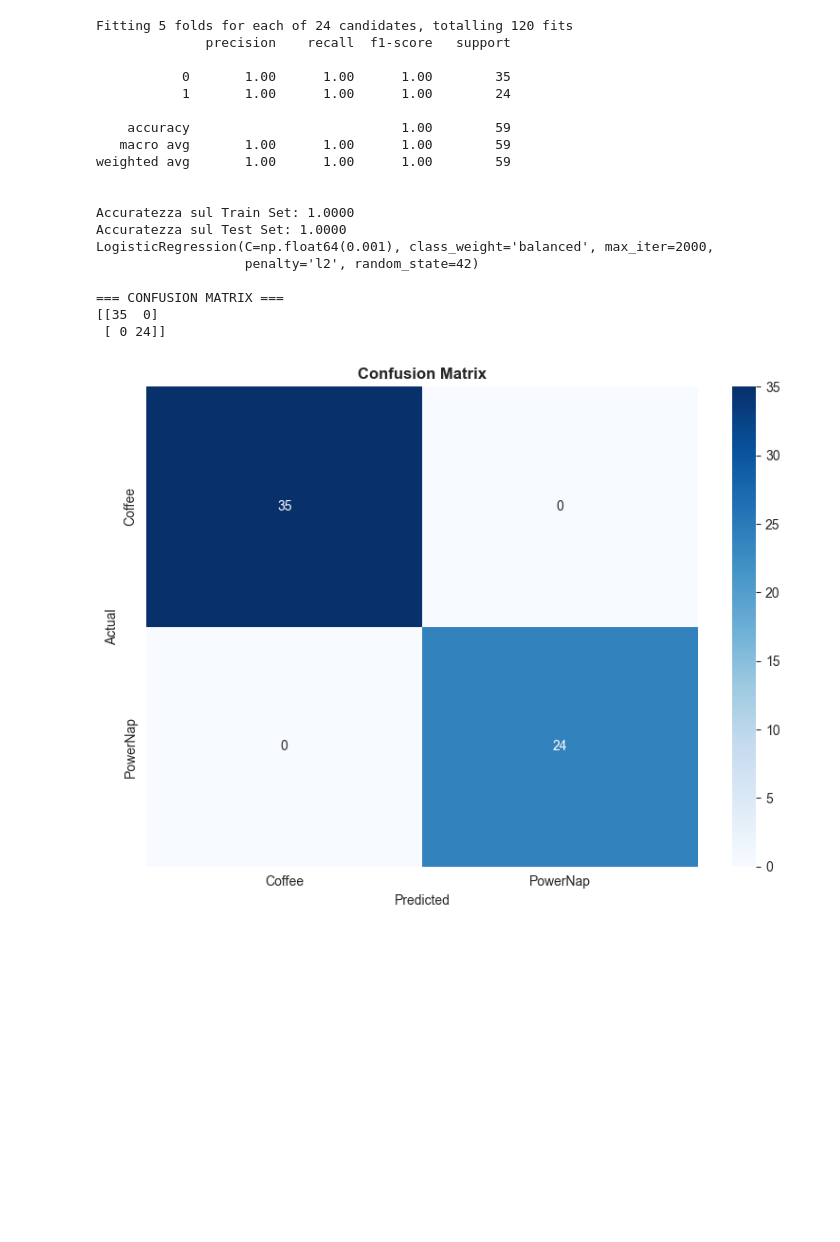
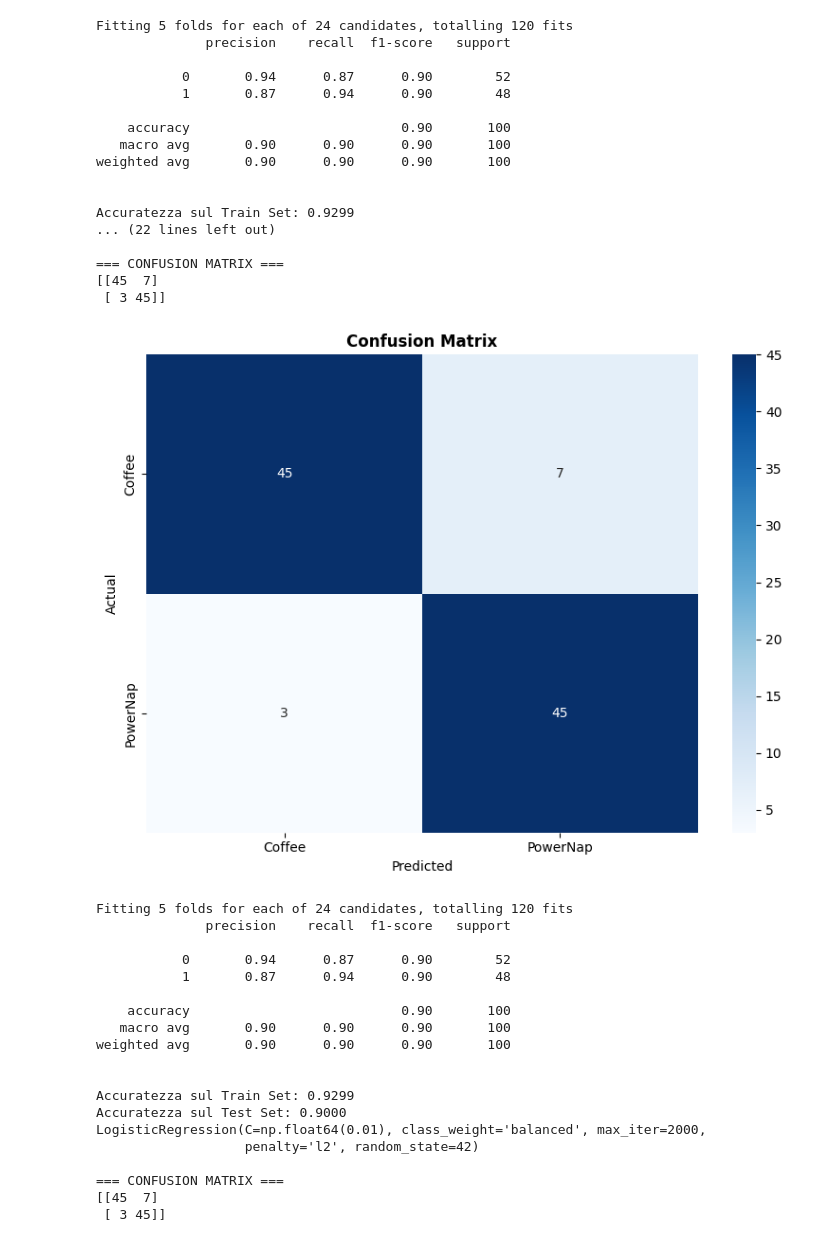
Before and after one commit to Grimino27/PDAI_Project, a Jupyter notebook: scripts/Intervention_Type_Model.ipynb, the cells around one changed output. Drawn from its saved outputs; the diff is of its cells as text; code cells hidden in the pictures; blank space fills up the shorter version.

Commit message:
Completamento side quest (Allenamento su intervention type+imputazione sui side effect)

```diff
--- a/scripts/Intervention_Type_Model.ipynb
+++ b/scripts/Intervention_Type_Model.ipynb
@@ -11,21 +11,28 @@ from sklearn.metrics import classification_report, confusion_matrix
 from matplotlib import pyplot as plt
 import seaborn as sns
 
-from scripts.commons import random_forest_model_selection
+from commons import prepare_train_test, logistic_model_selection, random_forest_model_selection
+from commons import plot_confusion_matrix, plot_logistic_coefficients, plot_feature_importance
 
 df = pd.read_csv('../power_nap_vs_coffee_effectiveness_dataset.csv')
-df = df.drop("participant_id", axis=1)
-df = df.dropna()
 
 #alertness_delta
 df["alertness_delta"] = df["alertness_score_after"] - df["alertness_score_before"]
 df = df.drop(["alertness_score_after", "alertness_score_before"], axis=1)
 
+print(df["side_effects"].head()) # Qui i side_effects sono codificati come Grogginess, NaN, Anxiety, Crash
+
 #encoding: dummies per le categorie non target, 0 e 1 per i tipi di intervento
 df = pd.get_dummies(df, columns=["occupation", "side_effects"])
 le = LabelEncoder()
 df["intervention_type"] = le.fit_transform(df["intervention_type"])
+# elimino l'ID, che non è informativo, ed elimino le righe con i NaN (i "No_side_effects")
+df = df.drop("participant_id",axis=1)
+# Introduco la X per poi poter fare le imputazioni più avanti
+X = df.copy()
+X = df.dropna()
+# X.drop(subset=X["side_effects"]=)
 
 #Controllo se l'intervento ha funzionato
-df.head()
+X.head()
 # %% [output]
@@ -38,49 +51,69 @@ df.head()
+# %%
+y = X['intervention_type']
+X = X.drop("intervention_type", axis=1)
 # %%
 import warnings
 warnings.filterwarnings("ignore", message="Inconsistent values*")
 warnings.filterwarnings("ignore", category=FutureWarning)
-
-X = df.drop("intervention_type", axis=1)
-y = df['intervention_type']
 
 _, X_train, y_train, X_test, y_test = prepare_train_test(X, y)
 logistic_regressor, best_params, best_score = logistic_model_selection(X_train, y_train)
 
 y_pred = logistic_regressor.predict(X_test)
 print(classification_report(y_test, y_pred))
 
 # Accuratezza su train e test set
 train_accuracy = logistic_regressor.score(X_train, y_train)
 test_accuracy = logistic_regressor.score(X_test, y_test)
 
 print(f"\nAccuratezza sul Train Set: {train_accuracy:.4f}")
 print(f"Accuratezza sul Test Set: {test_accuracy:.4f}")
 print(logistic_regressor.best_estimator_)  #per vedere gli iperparametri scelti
 
 cm = confusion_matrix(y_test, y_pred)
 labels=['Coffee', 'PowerNap']
 print("\n=== CONFUSION MATRIX ===")
 print(cm)
 
 plot_confusion_matrix(cm, labels, title="Confusion Matrix")
+plot_logistic_coefficients(logistic_regressor.best_estimator_.coef_,X.columns,[logistic_regressor.best_estimator_.classes_[1]])
+# Passo solo la (lista contenente la) classe positiva poiché per la classificazione binaria LogisticRegresssion calcola i
+# coefficienti solo per questa.
 # %% [output]
 Fitting 5 folds for each of 24 candidates, totalling 120 fits
               precision    recall  f1-score   support
 
-           0       1.00      1.00      1.00        35
-           1       1.00      1.00      1.00        24
+           0       0.94      0.87      0.90        52
+           1       0.87      0.94      0.90        48
 
-    accuracy                           1.00        59
-   macro avg       1.00      1.00      1.00        59
-weighted avg       1.00      1.00      1.00        59
+    accuracy                           0.90       100
+   macro avg       0.90      0.90      0.90       100
+weighted avg       0.90      0.90      0.90       100
 
 
-Accuratezza sul Train Set: 1.0000
-Accuratezza sul Test Set: 1.0000
-LogisticRegression(C=np.float64(0.001), class_weight='balanced', max_iter=2000,
-                   penalty='l2', random_state=42)
+Accuratezza sul Train Set: 0.9299
+... (22 lines left out)
 
 === CONFUSION MATRIX ===
-[[35  0]
- [ 0 24]]
+[[45  7]
+ [ 3 45]]
-[figure, old version]
+[figure, new version]
+Fitting 5 folds for each of 24 candidates, totalling 120 fits
+              precision    recall  f1-score   support
+
+           0       0.94      0.87      0.90        52
+           1       0.87      0.94      0.90        48
+
+    accuracy                           0.90       100
+   macro avg       0.90      0.90      0.90       100
+weighted avg       0.90      0.90      0.90       100
+
+
+Accuratezza sul Train Set: 0.9299
+Accuratezza sul Test Set: 0.9000
+LogisticRegression(C=np.float64(0.01), class_weight='balanced', max_iter=2000,
+                   penalty='l2', random_state=42)
+
+=== CONFUSION MATRIX ===
+[[45  7]
+ [ 3 45]]
```
Also changed, not shown: parts of 22 cells of this notebook.
